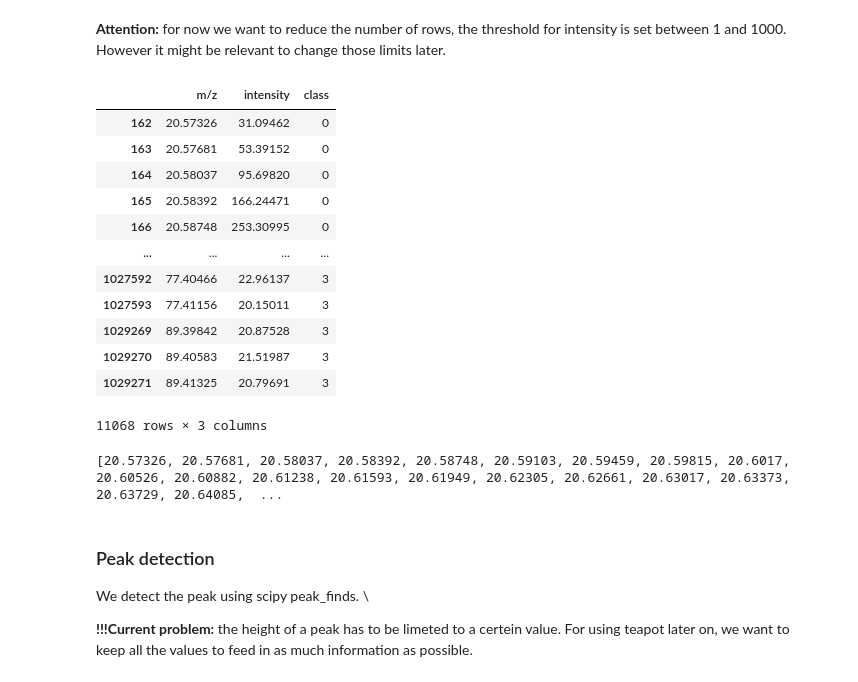
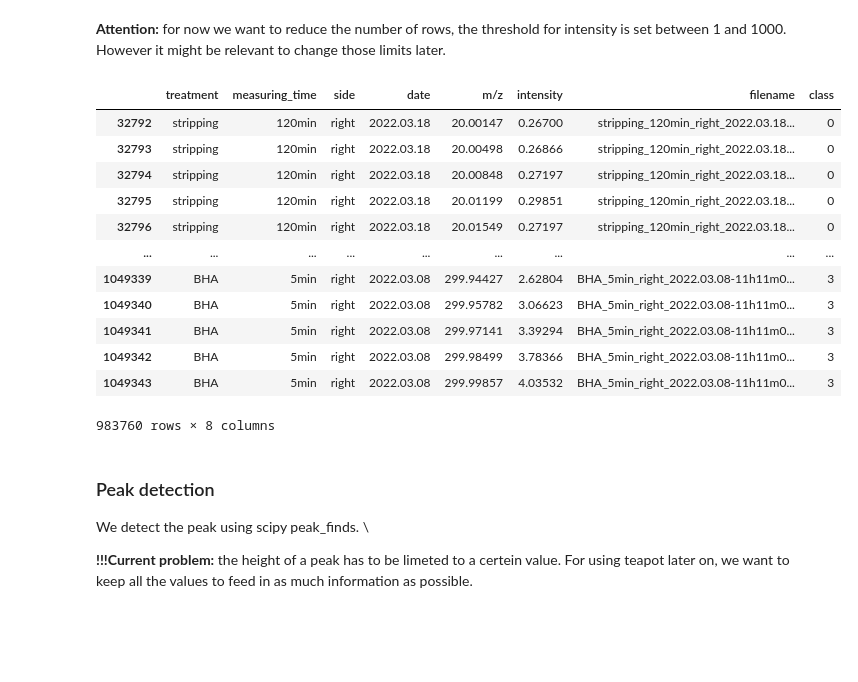
Before and after one commit to CharKuehl/DermalVOCs, a Jupyter notebook: PTR_Spectra_Analysis.ipynb, the cells around one changed output. Cells and saved outputs as stored; diff of their text form; code cells hidden in the pictures; blank space fills up the shorter version.

```diff
--- a/PTR_Spectra_Analysis.ipynb
+++ b/PTR_Spectra_Analysis.ipynb
@@ -174,9 +154,9 @@ Columnar iteration over characters will be deprecated in future releases.
 | 1049343 | BHA | 5min | right | 2022.03.08 | 11h11m09s_AS.csv |
 1049344 rows × 5 columns
 # %%
-data_PTR.insert(1, 'treatment', split_name.treatment)
-data_PTR.insert(2, 'measureing_time', split_name.measureing_time)
-data_PTR.insert(3, 'side', split_name.side)
-data_PTR.insert(4, 'date', split_name.date)
+data_PTR.insert(0, 'treatment', split_name.treatment)
+data_PTR.insert(1, 'measuring_time', split_name.measuring_time)
+data_PTR.insert(2, 'side', split_name.side)
+data_PTR.insert(3, 'date', split_name.date)
 data_PTR
 # %% [output]
@@ -196,51 +176,37 @@ data_PTR
 # %% [markdown]
 **Attention:** for now we want to reduce the number of rows, the threshold for intensity is set between 1 and 1000. However it might be relevant to change those limits later.
 # %%
+#remove NaN
+data_PTR = data_PTR.dropna(subset=['side'])
+
 #relevant m/z values
 data_PTR = data_PTR.rename(columns={"Average_Mass": "m/z", "Average": "intensity"})
-data_PTR = data_PTR[data_PTR['m/z'] > 19]
-data_PTR = data_PTR[data_PTR['m/z'] < 200]
+#data_PTR = data_PTR[data_PTR['m/z'] > 19]
+#data_PTR = data_PTR[data_PTR['m/z'] < 200]
 
 #relevant intensity values
-data_PTR = data_PTR.rename(columns={"Average_Mass": "m/z", "Average": "intensity"})
-data_PTR = data_PTR[data_PTR['intensity'] > 20]
-data_PTR = data_PTR[data_PTR['m/z'] < 1000]
+#data_PTR = data_PTR.rename(columns={"Average_Mass": "m/z", "Average": "intensity"})
+#data_PTR = data_PTR[data_PTR['intensity'] > 20]
+#data_PTR = data_PTR[data_PTR['m/z'] < 1000]
+
+#save as excel
+#data_PTR.to_excel("PTR_data.xlsx")
+
 data_PTR
 # %% [output]
-|  | m/z | intensity | class |
-| 162 | 20.57326 | 31.09462 | 0 |
-| 163 | 20.57681 | 53.39152 | 0 |
-| 164 | 20.58037 | 95.69820 | 0 |
-| 165 | 20.58392 | 166.24471 | 0 |
-| 166 | 20.58748 | 253.30995 | 0 |
-| ... | ... | ... | ... |
-| 1027592 | 77.40466 | 22.96137 | 3 |
-| 1027593 | 77.41156 | 20.15011 | 3 |
-| 1029269 | 89.39842 | 20.87528 | 3 |
-| 1029270 | 89.40583 | 21.51987 | 3 |
-| 1029271 | 89.41325 | 20.79691 | 3 |
+|  | treatment | measuring_time | side | date | m/z | intensity | filename | class |
+| 32792 | stripping | 120min | right | 2022.03.18 | 20.00147 | 0.26700 | stripping_120min_right_2022.03.18... | 0 |
+| 32793 | stripping | 120min | right | 2022.03.18 | 20.00498 | 0.26866 | stripping_120min_right_2022.03.18... | 0 |
+| 32794 | stripping | 120min | right | 2022.03.18 | 20.00848 | 0.27197 | stripping_120min_right_2022.03.18... | 0 |
+| 32795 | stripping | 120min | right | 2022.03.18 | 20.01199 | 0.29851 | stripping_120min_right_2022.03.18... | 0 |
+| 32796 | stripping | 120min | right | 2022.03.18 | 20.01549 | 0.27197 | stripping_120min_right_2022.03.18... | 0 |
+| ... | ... | ... | ... | ... | ... | ... | ... | ... |
+| 1049339 | BHA | 5min | right | 2022.03.08 | 299.94427 | 2.62804 | BHA_5min_right_2022.03.08-11h11m0... | 3 |
+| 1049340 | BHA | 5min | right | 2022.03.08 | 299.95782 | 3.06623 | BHA_5min_right_2022.03.08-11h11m0... | 3 |
+| 1049341 | BHA | 5min | right | 2022.03.08 | 299.97141 | 3.39294 | BHA_5min_right_2022.03.08-11h11m0... | 3 |
+| 1049342 | BHA | 5min | right | 2022.03.08 | 299.98499 | 3.78366 | BHA_5min_right_2022.03.08-11h11m0... | 3 |
+| 1049343 | BHA | 5min | right | 2022.03.08 | 299.99857 | 4.03532 | BHA_5min_right_2022.03.08-11h11m0... | 3 |
-11068 rows × 3 columns
+983760 rows × 8 columns
-# %%
-m_z_list = data_PTR['m/z'].values.tolist()
-print(m_z_list)
-attribute = []
-pop_count = 0
-duplicate_1 = m_z_list.copy()
-duplicate_2 = m_z_list.copy()
-for item_1 in m_z_list:
-
-    for item_2 in duplicate_1:
-# if difference between two values of m/z is smaller THAN 0.2 OR 0, remove the second item and restart
-        if abs(item_1-item_2)<=0.2 and abs(item_1-item_2)!=0:
-             if item_2 in duplicate_2:
-                duplicate_2.remove(item_2)
-
-    duplicate_1.pop(0)
-
-relevant_mz = np.unique(duplicate_2).tolist()
-rounded_mz = np.unique(duplicate_2).astype(int).tolist()
-# %% [output]
-[20.57326, 20.57681, 20.58037, 20.58392, 20.58748, 20.59103, 20.59459, 20.59815, 20.6017, 20.60526, 20.60882, 20.61238, 20.61593, 20.61949, 20.62305, 20.62661, 20.63017, 20.63373, 20.63729, 20.64085,  ...
 # %% [markdown]
 ### Peak detection
 We detect the peak using scipy peak_finds. \\
```
Also changed, not shown: parts of 14 cells of this notebook.
